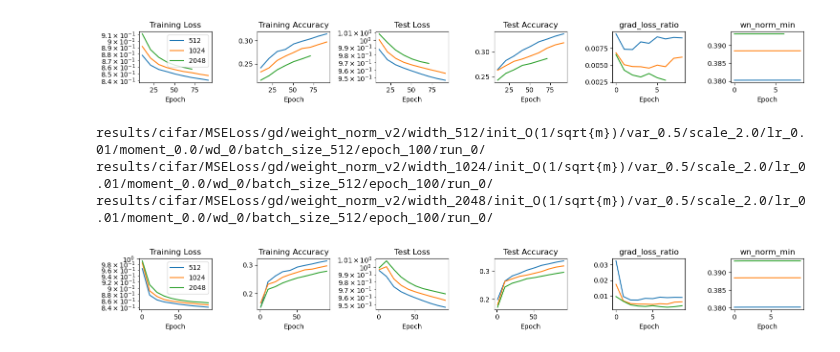
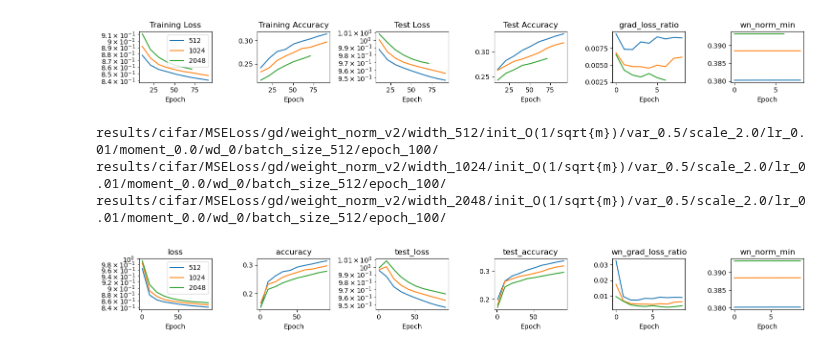
Before and after one commit to lucmonl/mlopt, a Jupyter notebook: notebook/weight_norm.ipynb, the cells around one changed output. Cells and saved outputs as stored; diff of their text form; code cells hidden in the pictures.

```diff
--- a/notebook/weight_norm.ipynb
+++ b/notebook/weight_norm.ipynb
@@ -1281,31 +1281,31 @@ results/cifar/MSELoss/gd/weight_norm_v2/width_2048/init_O(1/sqrt{m})/var_0.5/sca
 # %%
 from plot_functions import plot_figures_opts_attrs
 from main import graphs
 
 lr, dataset_name, loss_name, opt_name, momentum, weight_decay, batch_size, epochs = 0.01, "cifar", 'MSELoss', "gd", 0.0, 0, 512, 100
 model_name = "weight_norm_v2"
 wn_init_mode, wn_basis_var, wn_scale= "O(1/sqrt{m})", 0.5, 2.0
 
 model_params = {}
 model_params[1] = {"width": 256, "init": wn_init_mode, "var": wn_basis_var, "scale": wn_scale,}
 model_params[512] = {"width": 512, "init": wn_init_mode, "var": wn_basis_var, "scale": wn_scale}
 model_params[1024] = {"width": 1024, "init": wn_init_mode, "var": wn_basis_var, "scale": wn_scale}
 model_params[2048] = {"width": 2048, "init": wn_init_mode, "var": wn_basis_var, "scale": wn_scale}
 model_params[4096] = {"width": 4096, "init": wn_init_mode, "var": wn_basis_var, "scale": wn_scale}
 
 opt_params = {}
 opt_params[1] = {'lr': lr, 'dataset_name':dataset_name, 'loss': loss_name, 'opt':opt_name, 'model_name':model_name, 'momentum':momentum, 'weight_decay':weight_decay, 'batch_size':batch_size, 'epochs':epochs}
 opt_params[512] = {'lr': lr, 'dataset_name':dataset_name, 'loss': loss_name, 'opt':opt_name, 'model_name':model_name, 'momentum':momentum, 'weight_decay':weight_decay, 'batch_size':batch_size, 'epochs':epochs}
 opt_params[1024] = {'lr': lr, 'dataset_name':dataset_name, 'loss': loss_name, 'opt':opt_name, 'model_name':model_name, 'momentum':momentum, 'weight_decay':weight_decay, 'batch_size':batch_size, 'epochs':epochs}
 opt_params[2048] = {'lr': lr, 'dataset_name':dataset_name, 'loss': loss_name, 'opt':opt_name, 'model_name':model_name, 'momentum':momentum, 'weight_decay':weight_decay, 'batch_size':batch_size, 'epochs':epochs}
 opt_params[4096] = {'lr': lr, 'dataset_name':dataset_name, 'loss': loss_name, 'opt':opt_name, 'model_name':model_name, 'momentum':momentum, 'weight_decay':weight_decay, 'batch_size':batch_size, 'epochs':epochs}
 
 #opt_params['norm-sgd'] = {"adv_eta":0.05, 'lr': lr, 'dataset_name':dataset_name, 'loss': loss_name, 'opt':'norm-sgd', 'model_name':model_name, 'momentum':momentum, 'weight_decay':weight_decay, 'batch_size':batch_size, 'epochs':5000}
 #opt_params['norm-sgd-0.1'] = {"adv_eta":0.01, 'lr': lr, 'dataset_name':dataset_name, 'loss': loss_name, 'opt':'norm-sgd', 'model_name':model_name, 'momentum':momentum, 'weight_decay':weight_decay, 'batch_size':batch_size, 'epochs':epochs}
 
-plot_figures_opts_attrs([512, 1024, 2048], model_params, opt_params, attrs=["loss", "acc", "test_loss", "test_acc", 'grad_loss_ratio', 'wn_norm_min'])
+plot_figures_opts_attrs([512, 1024, 2048], model_params, opt_params, attrs=["loss", "accuracy", "test_loss", "test_accuracy", 'wn_grad_loss_ratio', 'wn_norm_min'])
 # %% [output]
-results/cifar/MSELoss/gd/weight_norm_v2/width_512/init_O(1/sqrt{m})/var_0.5/scale_2.0/lr_0.01/moment_0.0/wd_0/batch_size_512/epoch_100/run_0/
-results/cifar/MSELoss/gd/weight_norm_v2/width_1024/init_O(1/sqrt{m})/var_0.5/scale_2.0/lr_0.01/moment_0.0/wd_0/batch_size_512/epoch_100/run_0/
-results/cifar/MSELoss/gd/weight_norm_v2/width_2048/init_O(1/sqrt{m})/var_0.5/scale_2.0/lr_0.01/moment_0.0/wd_0/batch_size_512/epoch_100/run_0/
+results/cifar/MSELoss/gd/weight_norm_v2/width_512/init_O(1/sqrt{m})/var_0.5/scale_2.0/lr_0.01/moment_0.0/wd_0/batch_size_512/epoch_100/
+results/cifar/MSELoss/gd/weight_norm_v2/width_1024/init_O(1/sqrt{m})/var_0.5/scale_2.0/lr_0.01/moment_0.0/wd_0/batch_size_512/epoch_100/
+results/cifar/MSELoss/gd/weight_norm_v2/width_2048/init_O(1/sqrt{m})/var_0.5/scale_2.0/lr_0.01/moment_0.0/wd_0/batch_size_512/epoch_100/
-[figure, old version]
+[figure, new version]
```
Also changed, not shown: parts of 2 cells of this notebook, 12 other files.
